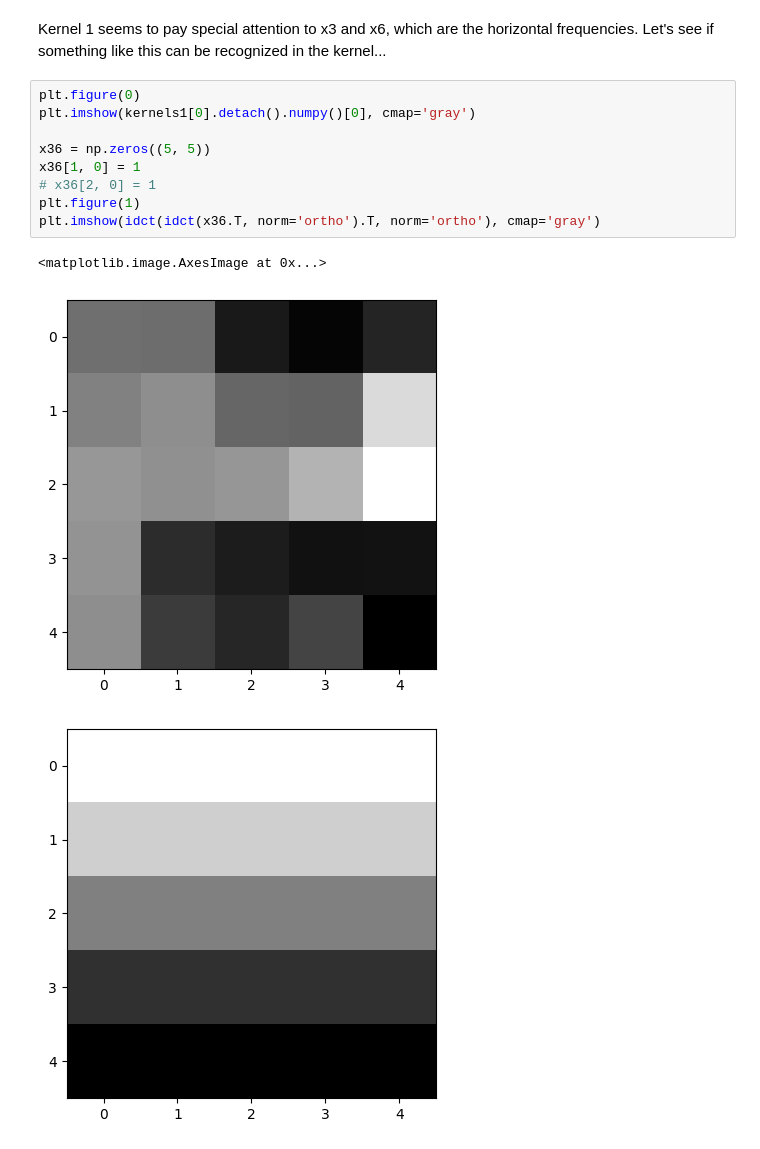
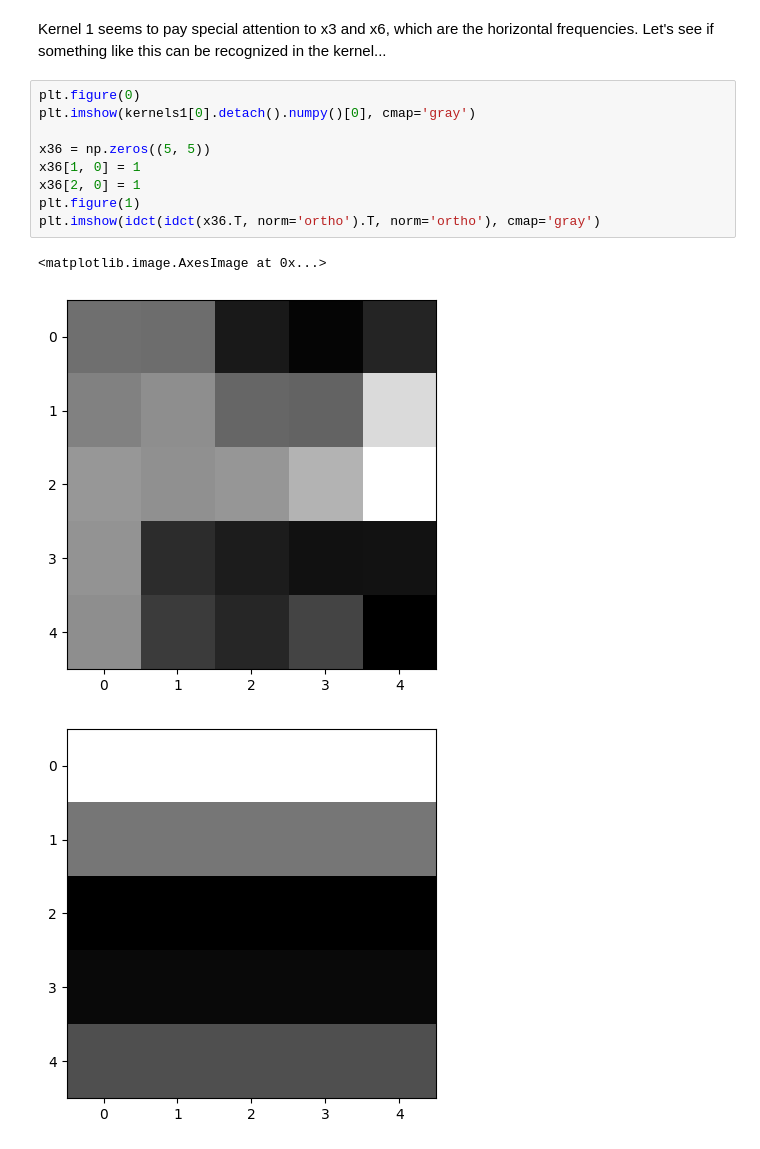
Before and after one commit to croniev/PySR-CNN, a Jupyter notebook: main.ipynb, the cells around one changed output. Saved outputs shown, nothing was run; the diff lists cells and outputs as text.

```diff
--- a/main.ipynb
+++ b/main.ipynb
@@ -272,13 +272,13 @@ Let's see if something like this can be recognized in the kernel...
 # %%
 plt.figure(0)
 plt.imshow(kernels1[0].detach().numpy()[0], cmap='gray')
 
 x36 = np.zeros((5, 5))
 x36[1, 0] = 1
-# x36[2, 0] = 1
+x36[2, 0] = 1
 plt.figure(1)
 plt.imshow(idct(idct(x36.T, norm='ortho').T, norm='ortho'), cmap='gray')
 # %% [output]
 <matplotlib.image.AxesImage at 0x...>
 [figure]
-[figure, old version]
+[figure, new version]
```
Also changed, not shown: 1 other file.
